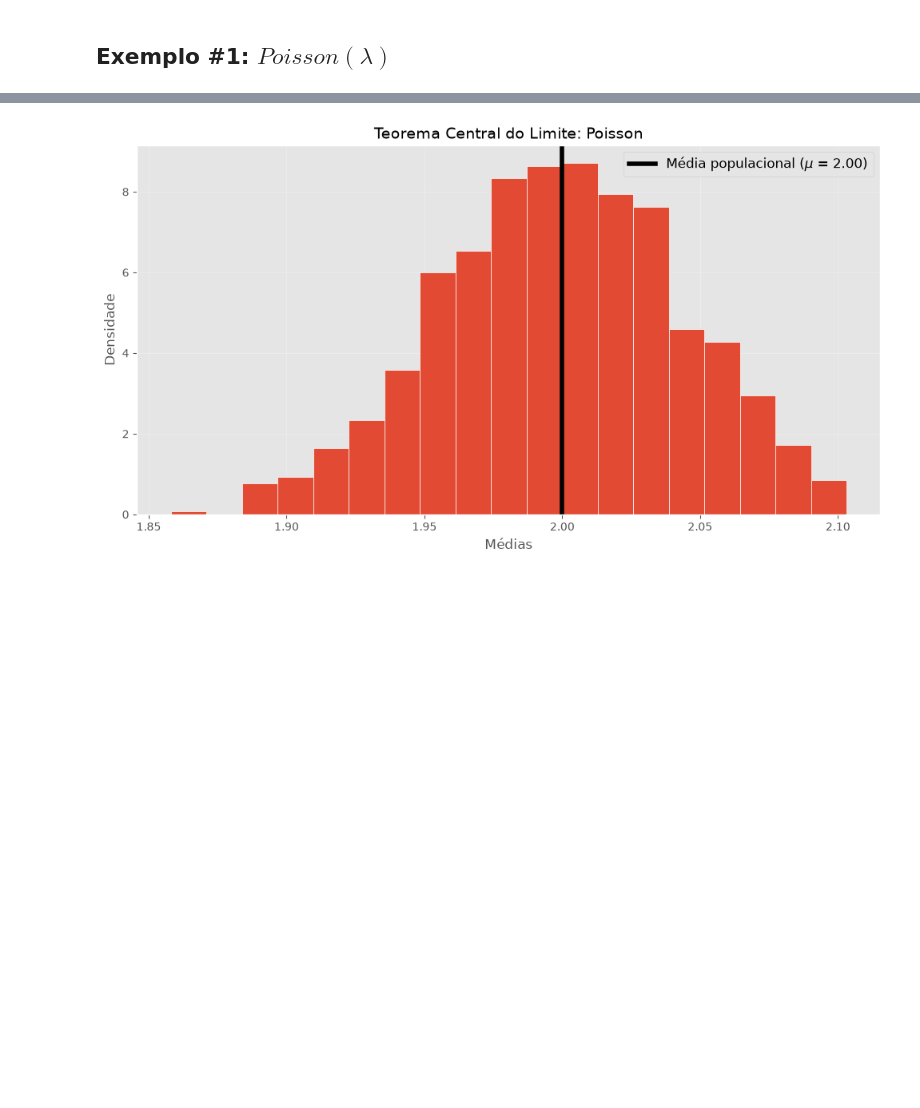
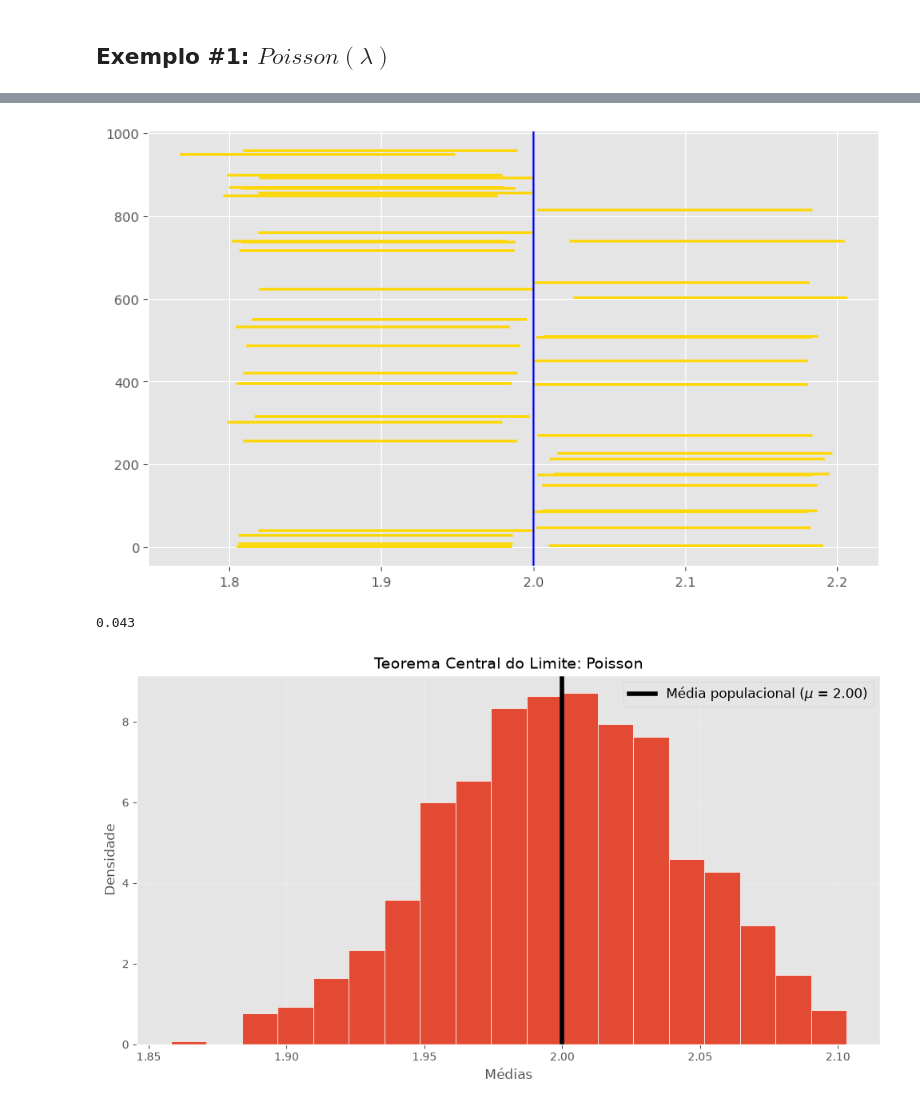
Before and after one commit to urielmoreirasilva/ICE072, a Jupyter notebook: aulas/Tópico 06 – Intervalos de Confiança/Tópico 06 – Intervalos de Confiança.ipynb, the cells around one changed output, grey strips where cells are left out. Saved outputs shown, nothing was run; the diff lists cells and outputs as text; code cells hidden in the pictures; blank space fills up the shorter version.

```diff
--- a/aulas/Tópico 06 – Intervalos de Confiança/Tópico 06 – Intervalos de Confiança.ipynb
+++ b/aulas/Tópico 06 – Intervalos de Confiança/Tópico 06 – Intervalos de Confiança.ipynb
@@ -79,3 +77,20 @@ plt.plot([1, 1], IC)
+# %%
+
+# E quantos ICs não contém o parâmetro populacional? 🤔
+
+plt.figure(figsize = (10, 6))
+count_outside = 0
+for j, IC in enumerate(mIC):
+    if IC[0] > mu or IC[1] < mu:
+        plt.plot([IC[0], IC[1]], [j, j], color = 'gold', linewidth = 2)
+        count_outside = count_outside + 1
+plt.axvline(x = mu, color = 'blue');
+plt.show();
+
+count_outside/m
+# %% [output]
+[figure, added]
+0.043
 # %%
 ## Visualizando a distribuição amostral das médias
 plt.figure(figsize = (12, 6))
```
Also changed, not shown: parts of 7 cells of this notebook.
